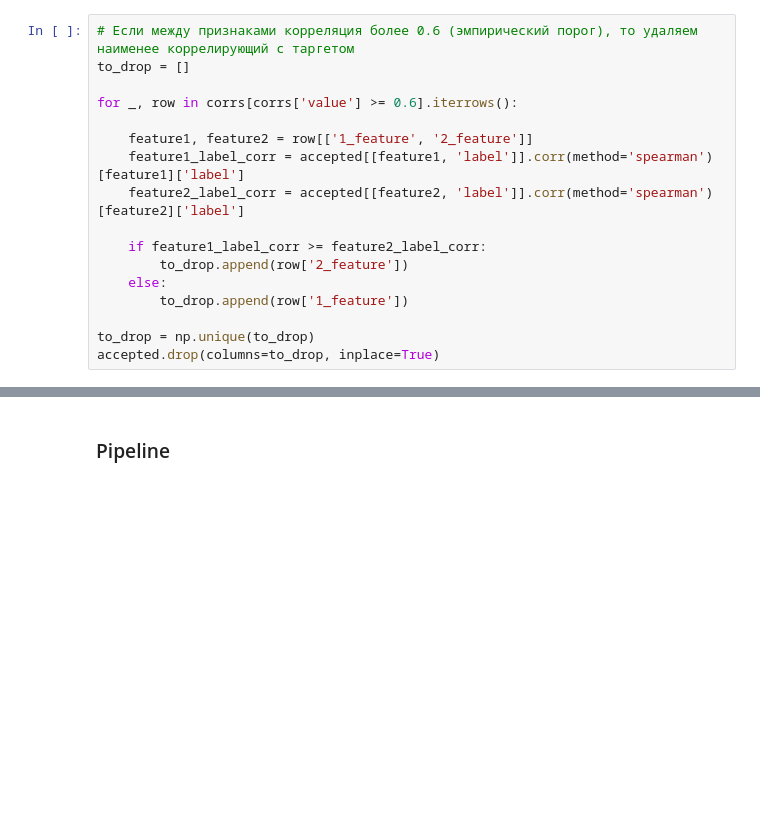
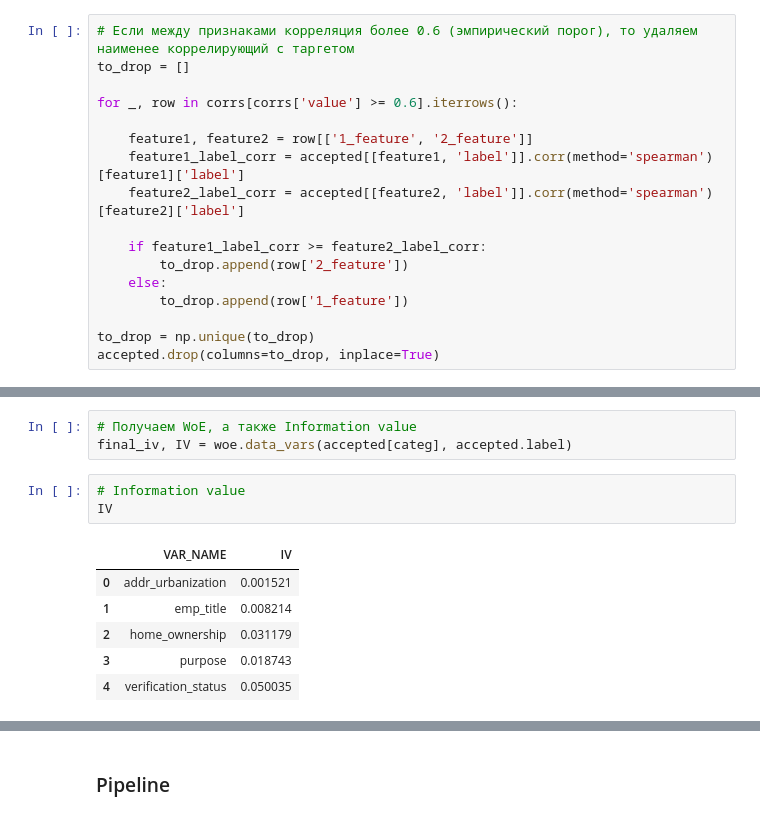
Before and after one commit to gaarutyunov/credit-risk, a Jupyter notebook: eda.ipynb, the cells around one changed output, grey strips where cells are left out. Cells and saved outputs as stored; diff of their text form; blank space fills up the shorter version.

```diff
--- a/eda.ipynb
+++ b/eda.ipynb
@@ -362,0 +393,13 @@ print(sorted(accepted.columns))
+# %%
+# Получаем WoE, а также Information value
+final_iv, IV = woe.data_vars(accepted[categ], accepted.label)
+# %%
+# Information value
+IV
+# %% [output]
+|  | VAR_NAME | IV |
+| 0 | addr_urbanization | 0.001521 |
+| 1 | emp_title | 0.008214 |
+| 2 | home_ownership | 0.031179 |
+| 3 | purpose | 0.018743 |
+| 4 | verification_status | 0.050035 |
```
Also changed, not shown: parts of 13 cells of this notebook, 1 other file.
